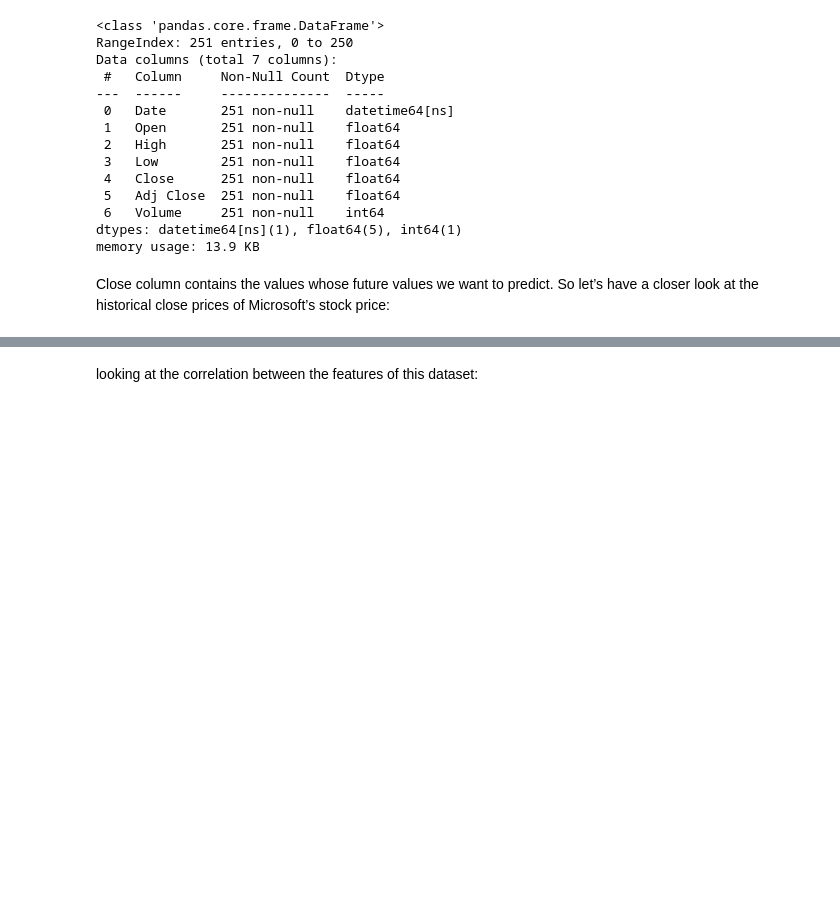
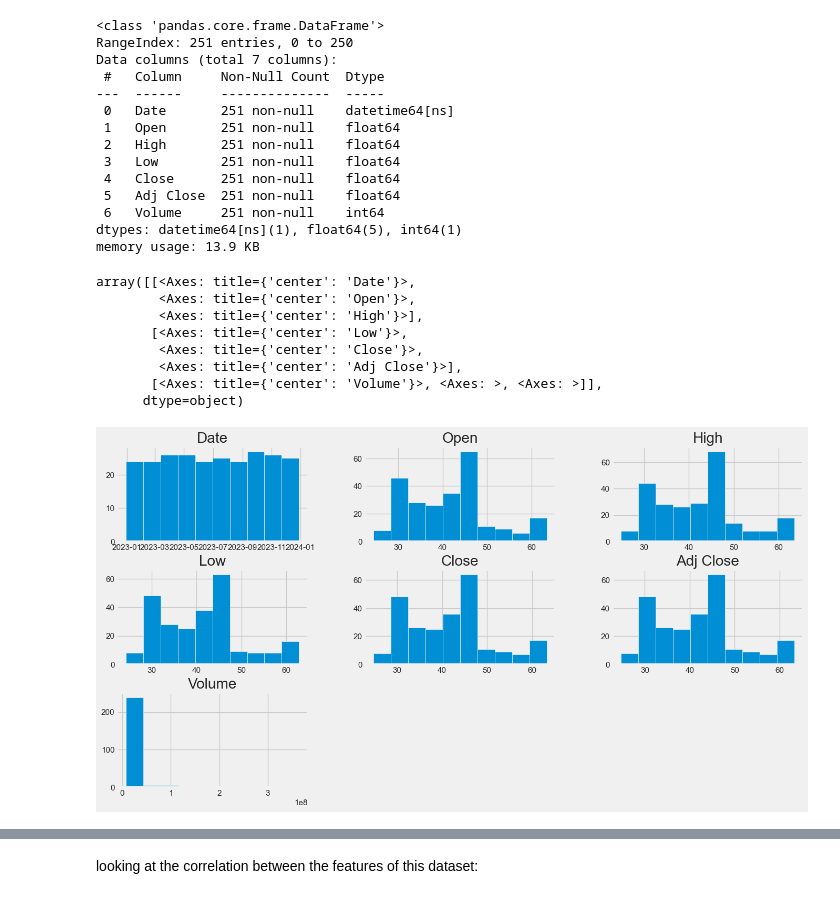
Before and after one commit to Kamuthuj/Uber-stock-prediction, a Jupyter notebook: analysis.ipynb, the cells around one changed output, grey strips where cells are left out. Saved outputs shown, nothing was run; the diff lists cells and outputs as text; code cells hidden in the pictures; blank space fills up the shorter version.

```diff
--- a/analysis.ipynb
+++ b/analysis.ipynb
@@ -87,6 +87,16 @@ Data columns (total 7 columns):
  6   Volume     251 non-null    int64
 dtypes: datetime64[ns](1), float64(5), int64(1)
 memory usage: 13.9 KB
-# %% [markdown]
-Close column contains the values whose future values we want to predict. So let’s have a closer look at the historical close prices of Microsoft’s stock price:
+# %%
+df.hist(figsize=(15,8))
+# %% [output]
+array([[<Axes: title={'center': 'Date'}>,
+        <Axes: title={'center': 'Open'}>,
+        <Axes: title={'center': 'High'}>],
+       [<Axes: title={'center': 'Low'}>,
+        <Axes: title={'center': 'Close'}>,
+        <Axes: title={'center': 'Adj Close'}>],
+       [<Axes: title={'center': 'Volume'}>, <Axes: >, <Axes: >]],
+      dtype=object)
+[figure, added]
 # %%
```
Also changed, not shown: parts of 6 cells of this notebook.
